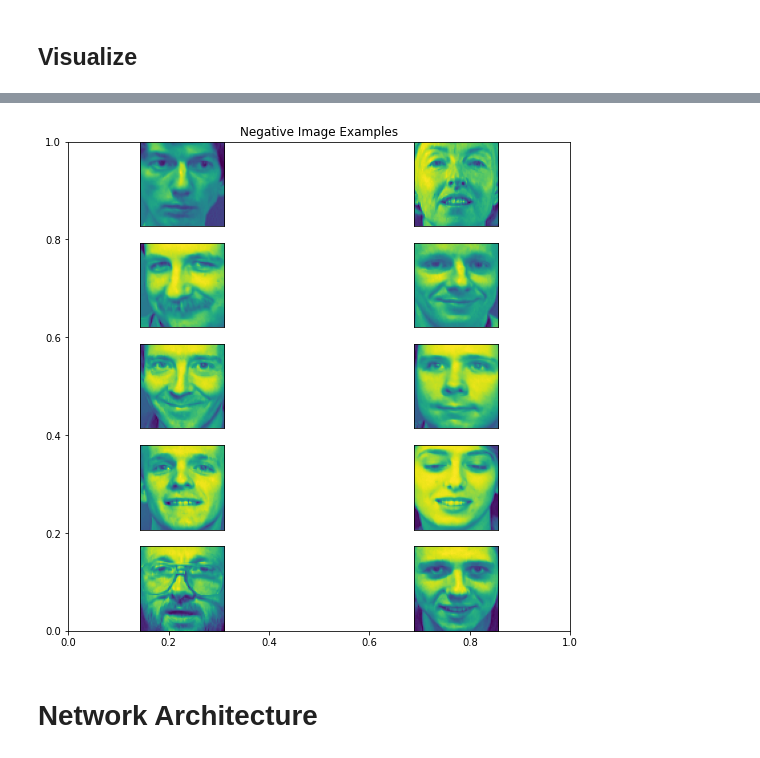
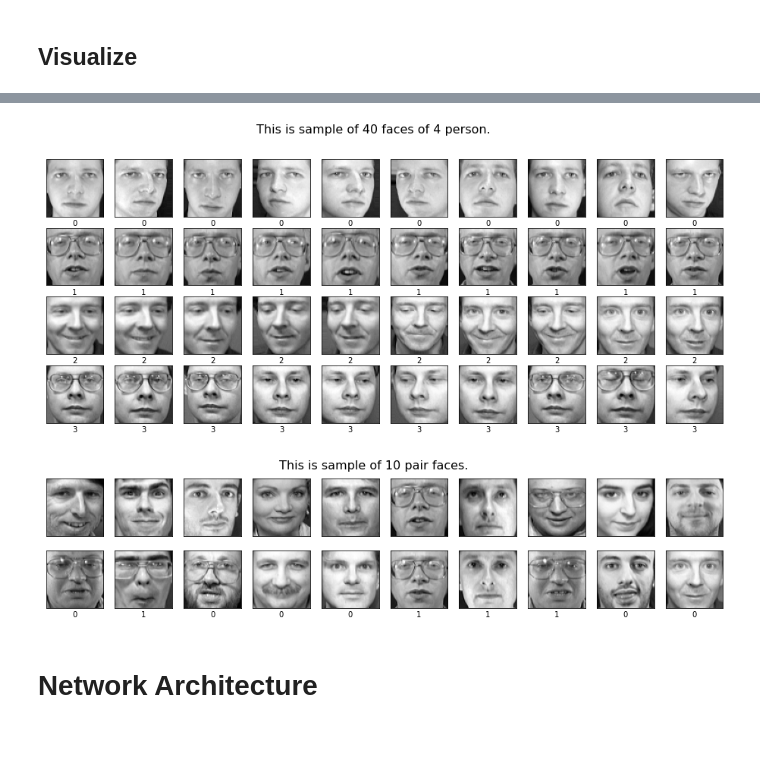
Before and after one commit to pramudanayoga/Get-People---Machine-Learning, a Jupyter notebook: Model/SiameseNetwork_v1.ipynb, the cells around one changed output, grey strips where cells are left out. Cells and saved outputs as stored; diff of their text form; code cells hidden in the pictures.

```diff
--- a/Model/SiameseNetwork_v1.ipynb
+++ b/Model/SiameseNetwork_v1.ipynb
@@ -114,11 +95,51 @@ visualize(images_dataset[indices], labels_dataset[indices],
-# %%
-# Visualize Negative Images
-n = 5
-indices = np.where(labels_dataset == 0)[:n]
-visualize(images_dataset[indices], labels_dataset[indices],
-          title = "Negative Image Examples")
-# %% [output]
-[figure, removed]
+# %%
+def show_images(images, labels, cmap = 'gray', nrows = 10, pair = False):
+  """
+  images = ("face_images", "images_dataset")
+  images must be an three dimensional array (n, x, y) or
+  four dimensional array (n, x, y, c) if there's 3 channel
+
+  labels = ("face_labels", "labels_dataset")
+  """
+  # Count nrows
+  ncols = nrows if pair else 10
+  nrows = 2 if pair else nrows
+
+  # Set the fig size
+  x = ncols * 1.6
+  y = nrows * 1.6
+  figsize = (x, y)
+
+  if pair:
+    n = images.shape[0]
+    p = images.shape[1]
+    x, y = images.shape[2], images.shape[3]
+    images = images.reshape(n*p, x, y)
+
+  # Image
+  fig,ax = plt.subplots(nrows, ncols,
+                        figsize = figsize,
+                        subplot_kw = dict(xticks=[], yticks=[]))  # remove x and y axis
+  if pair:
+    fig.suptitle('This is sample of {} pair faces.'.format(ncols), fontsize = 16)
+    for col in range(ncols):
+      for row in range(nrows):
+        ax[row, col].imshow(images[col*nrows + row], cmap = cmap)   # print the images
+        ax[1, col].set_xlabel(labels[col])                          # print the labels
+  else:
+    fig.suptitle('This is sample of {} faces of {} person.'.format(nrows*ncols, nrows),
+                 fontsize = 16)
+    for row in range(nrows):
+      for col in range(ncols):
+        ax[row, col].imshow(images[row*ncols + col], cmap = cmap)   # print the images
+        ax[row, col].set_xlabel(labels[row*ncols + col])            # print the labels
+  plt.show()
+# %%
+show_images(images = face_images, labels = face_labels, nrows = 4, pair = False)
+show_images(images = images_dataset, labels = labels_dataset, nrows = 10, pair = True)
+# %% [output]
+[figure, added]
+[figure, added]
 # %% [markdown]
 # Network Architecture
 # %% [markdown]
```
Also changed, not shown: parts of 20 cells of this notebook.
